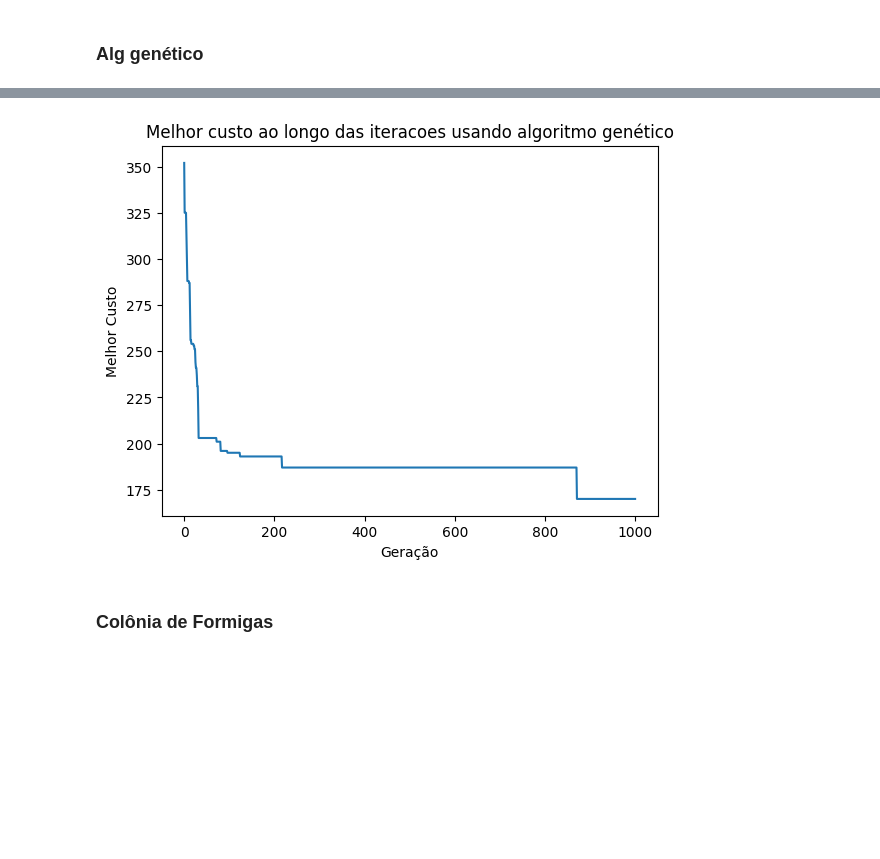
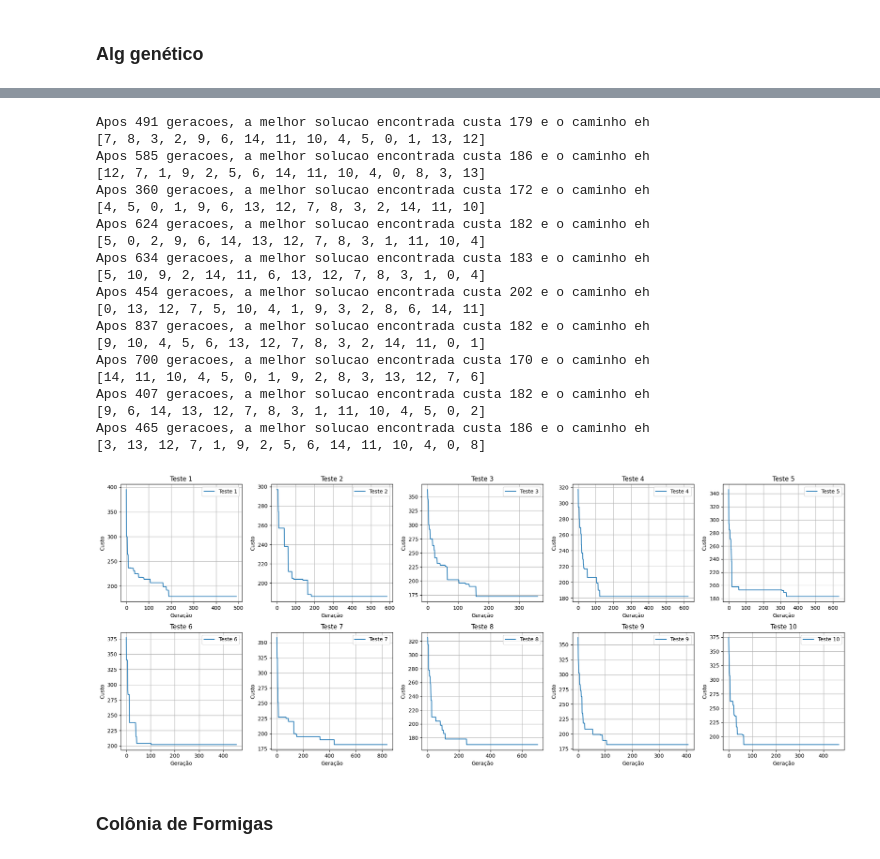
Before and after one commit to Lucasaraga0/Inteligencia_Artificial, a Jupyter notebook: Trab_1/projeto_1.ipynb, the cells around one changed output, grey strips where cells are left out. Drawn from its saved outputs; the diff is of its cells as text; code cells hidden in the pictures; blank space fills up the shorter version.

```diff
--- a/Trab_1/projeto_1.ipynb
+++ b/Trab_1/projeto_1.ipynb
@@ -317,10 +327,66 @@ A melhor solução da geração 1000 custa 170
-# %%
-plt.plot(bests)
-plt.title("Melhor custo ao longo das iteracoes usando algoritmo genético")
-plt.xlabel("Geração")
-plt.ylabel("Melhor Custo")
-plt.show()
-# %% [output]
-[figure, removed]
+# %%
+# 10 combinações de hiperparâmetros
+testes_genetico = [
+    {"num_geracoes": 1000, "tam_pop": 50, "max_ger_iguais": 300, "taxa_mutacao": 0.2},
+    {"num_geracoes": 800, "tam_pop": 100, "max_ger_iguais": 400, "taxa_mutacao": 0.3},
+    {"num_geracoes": 1000, "tam_pop": 150, "max_ger_iguais": 200, "taxa_mutacao": 0.1},
+    {"num_geracoes": 1200, "tam_pop": 75, "max_ger_iguais": 500, "taxa_mutacao": 0.4},
+    {"num_geracoes": 900, "tam_pop": 125, "max_ger_iguais": 300, "taxa_mutacao": 0.35},
+    {"num_geracoes": 1100, "tam_pop": 60, "max_ger_iguais": 350, "taxa_mutacao": 0.15},
+    {"num_geracoes": 1000, "tam_pop": 90, "max_ger_iguais": 400, "taxa_mutacao": 0.25},
+    {"num_geracoes": 950, "tam_pop": 120, "max_ger_iguais": 450, "taxa_mutacao": 0.3},
+    {"num_geracoes": 1000, "tam_pop": 100, "max_ger_iguais": 300, "taxa_mutacao": 0.2},
+    {"num_geracoes": 1050, "tam_pop": 110, "max_ger_iguais": 400, "taxa_mutacao": 0.3},
+]
+
+# Executar os testes e gerar gráficos
+fig, axes = plt.subplots(2, 5, figsize=(20, 8))  # Grid de 2 linhas por 5 colunas
+
+for i, params in enumerate(testes_genetico):
+    # Executa o algoritmo
+    curva = algoritmo_genetico(
+        matriz=cost_matrix,
+        num_geracoes=params["num_geracoes"],
+        tam_pop=params["tam_pop"],
+        max_ger_iguais=params["max_ger_iguais"],
+        taxa_mutacao=params["taxa_mutacao"],
+    )
+
+    # Seleciona o eixo correspondente
+    ax = axes[i // 5, i % 5]
+
+    # Plota a curva no eixo atual
+    ax.plot(curva, label=f"Teste {i + 1}")
+    ax.set_title(f"Teste {i + 1}")
+    ax.set_xlabel("Geração")
+    ax.set_ylabel("Custo")
+    ax.legend()
+    ax.grid()
+
+# Ajustar espaçamento entre os gráficos
+plt.tight_layout()
+plt.show()
+# %% [output]
+Apos 491 geracoes, a melhor solucao encontrada custa 179 e o caminho eh
+[7, 8, 3, 2, 9, 6, 14, 11, 10, 4, 5, 0, 1, 13, 12]
+Apos 585 geracoes, a melhor solucao encontrada custa 186 e o caminho eh
+[12, 7, 1, 9, 2, 5, 6, 14, 11, 10, 4, 0, 8, 3, 13]
+Apos 360 geracoes, a melhor solucao encontrada custa 172 e o caminho eh
+[4, 5, 0, 1, 9, 6, 13, 12, 7, 8, 3, 2, 14, 11, 10]
+Apos 624 geracoes, a melhor solucao encontrada custa 182 e o caminho eh
+[5, 0, 2, 9, 6, 14, 13, 12, 7, 8, 3, 1, 11, 10, 4]
+Apos 634 geracoes, a melhor solucao encontrada custa 183 e o caminho eh
+[5, 10, 9, 2, 14, 11, 6, 13, 12, 7, 8, 3, 1, 0, 4]
+Apos 454 geracoes, a melhor solucao encontrada custa 202 e o caminho eh
+[0, 13, 12, 7, 5, 10, 4, 1, 9, 3, 2, 8, 6, 14, 11]
+Apos 837 geracoes, a melhor solucao encontrada custa 182 e o caminho eh
+[9, 10, 4, 5, 6, 13, 12, 7, 8, 3, 2, 14, 11, 0, 1]
+Apos 700 geracoes, a melhor solucao encontrada custa 170 e o caminho eh
+[14, 11, 10, 4, 5, 0, 1, 9, 2, 8, 3, 13, 12, 7, 6]
+Apos 407 geracoes, a melhor solucao encontrada custa 182 e o caminho eh
+[9, 6, 14, 13, 12, 7, 8, 3, 1, 11, 10, 4, 5, 0, 2]
+Apos 465 geracoes, a melhor solucao encontrada custa 186 e o caminho eh
+[3, 13, 12, 7, 1, 9, 2, 5, 6, 14, 11, 10, 4, 0, 8]
+[figure, added]
 # %% [markdown]
 ### Colônia de Formigas
```
Also changed, not shown: parts of 16 cells of this notebook.
